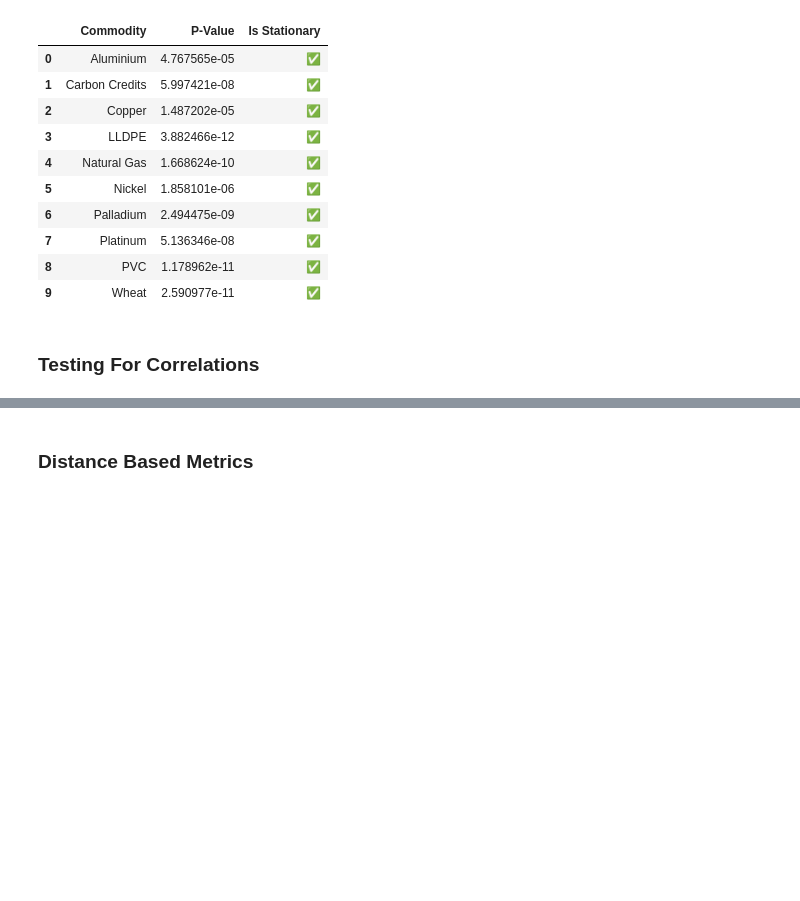
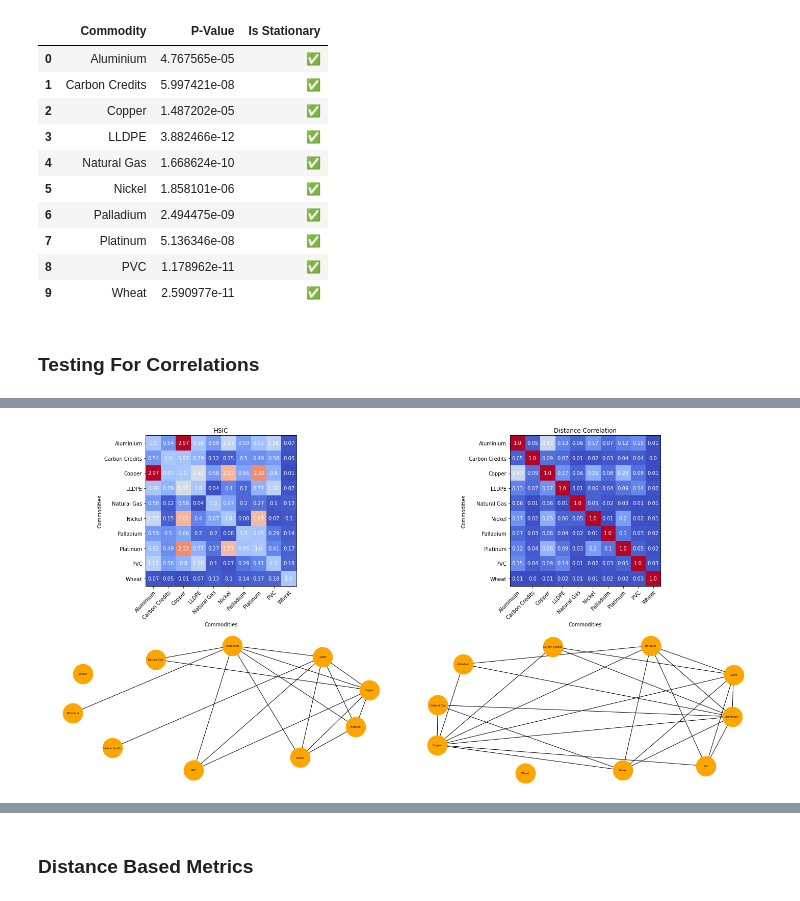
Before and after one commit to Phutoast/commodity-prices-prediction, a Jupyter notebook: explore_data_plot.ipynb, the cells around one changed output, grey strips where cells are left out. Cells and saved outputs as stored; diff of their text form; code cells hidden in the pictures; blank space fills up the shorter version.

Commit message:
Adding HSIC + Start Hyper Search

```diff
--- a/explore_data_plot.ipynb
+++ b/explore_data_plot.ipynb
@@ -51,2 +50,6 @@ TypeError: cannot unpack non-iterable NoneType object
+# %%
+fig, ax = explore_data.plot_graph_hsic()
+# %% [output]
+[figure, added]
 # %%
 fig4, ax4 = explore_data.plot_window_unrelated()
```
Also changed, not shown: parts of 10 cells of this notebook, 18 other files.
